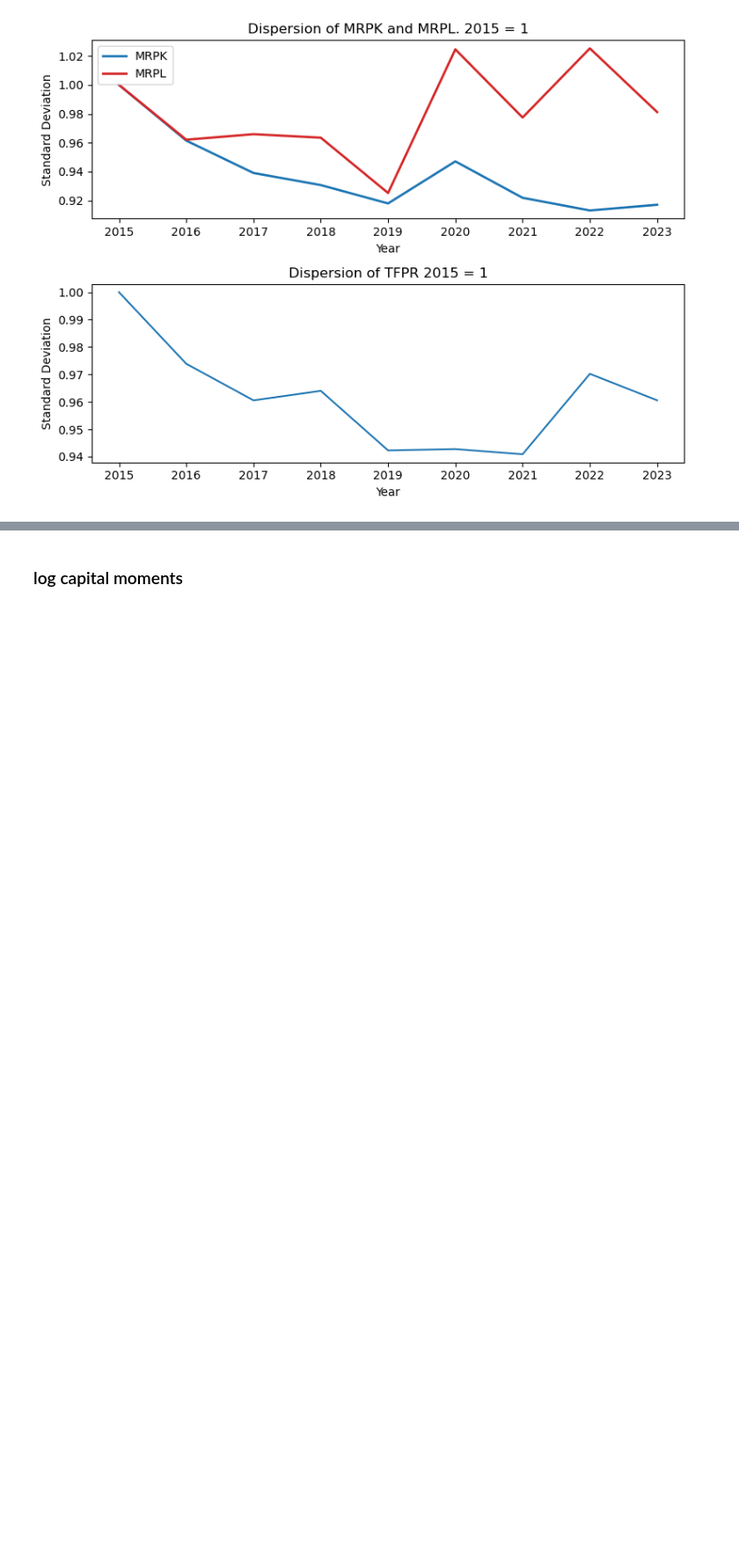
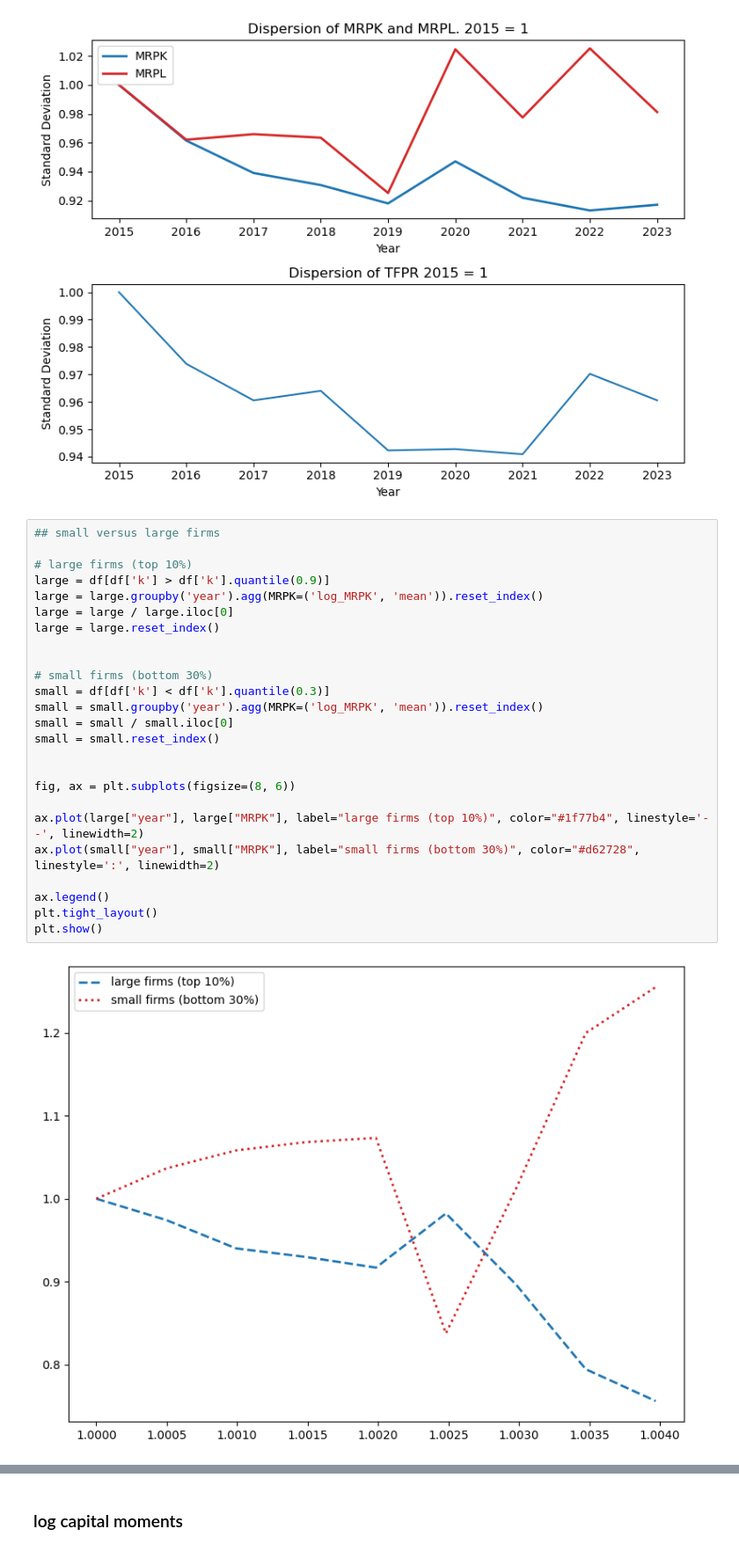
Before and after one commit to CurdinLieberherr/Master-Thesis, a Jupyter notebook: Dispersion_Trend.ipynb, the cells around one changed output, grey strips where cells are left out. Shown at 88% size. Saved outputs shown, nothing was run; the diff lists cells and outputs as text; blank space fills up the shorter version.

```diff
--- a/Dispersion Trend.ipynb
+++ b/Dispersion_Trend.ipynb
@@ -154,6 +154,33 @@ plt.tight_layout()
 plt.show()
 # %% [output]
 [figure]
+# %%
+## small versus large firms
+
+# large firms (top 10%)
+large = df[df['k'] > df['k'].quantile(0.9)]
+large = large.groupby('year').agg(MRPK=('log_MRPK', 'mean')).reset_index()
+large = large / large.iloc[0]
+large = large.reset_index()
+
+
+# small firms (bottom 30%)
+small = df[df['k'] < df['k'].quantile(0.3)]
+small = small.groupby('year').agg(MRPK=('log_MRPK', 'mean')).reset_index()
+small = small / small.iloc[0]
+small = small.reset_index()
+
+
+fig, ax = plt.subplots(figsize=(8, 6))
+
+ax.plot(large["year"], large["MRPK"], label="large firms (top 10%)", color="#1f77b4", linestyle='--', linewidth=2)
+ax.plot(small["year"], small["MRPK"], label="small firms (bottom 30%)", color="#d62728", linestyle=':', linewidth=2)
+
+ax.legend()
+plt.tight_layout()
+plt.show()
+# %% [output]
+[figure, added]
 # %% [markdown]
 ### Efficient level of productivity
 
```
Also changed, not shown: parts of 4 cells of this notebook, 3 other files.
